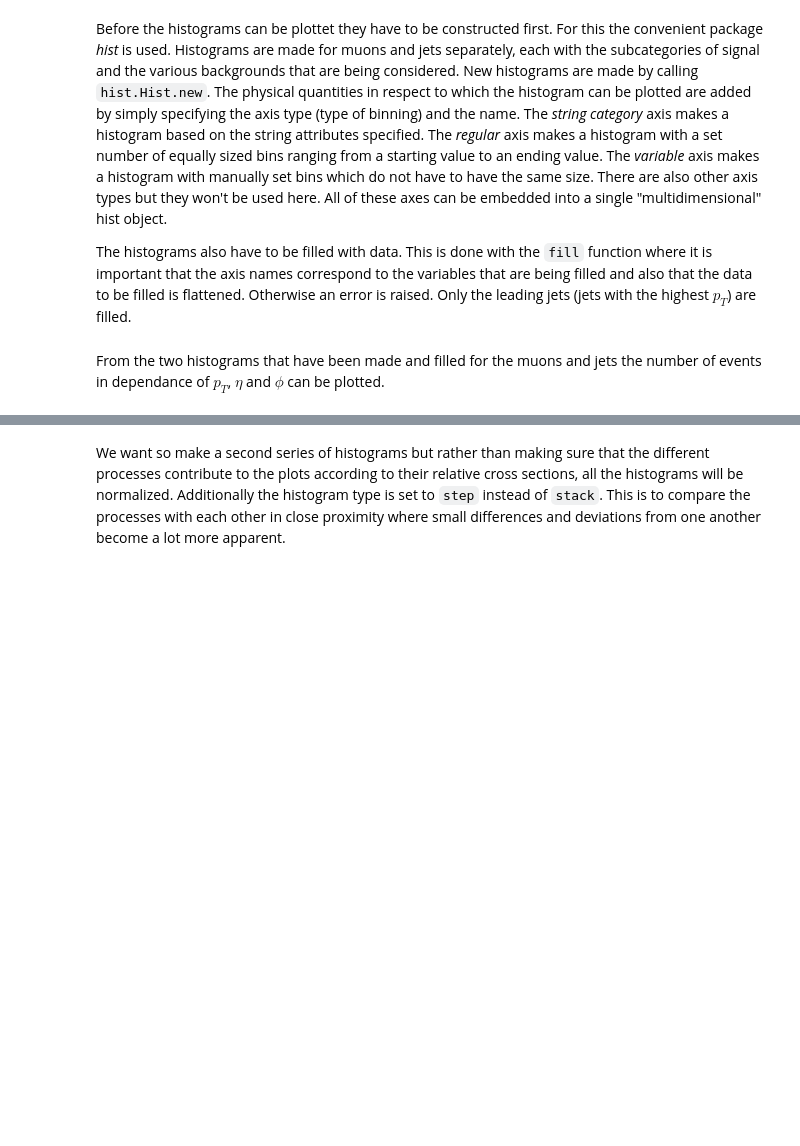
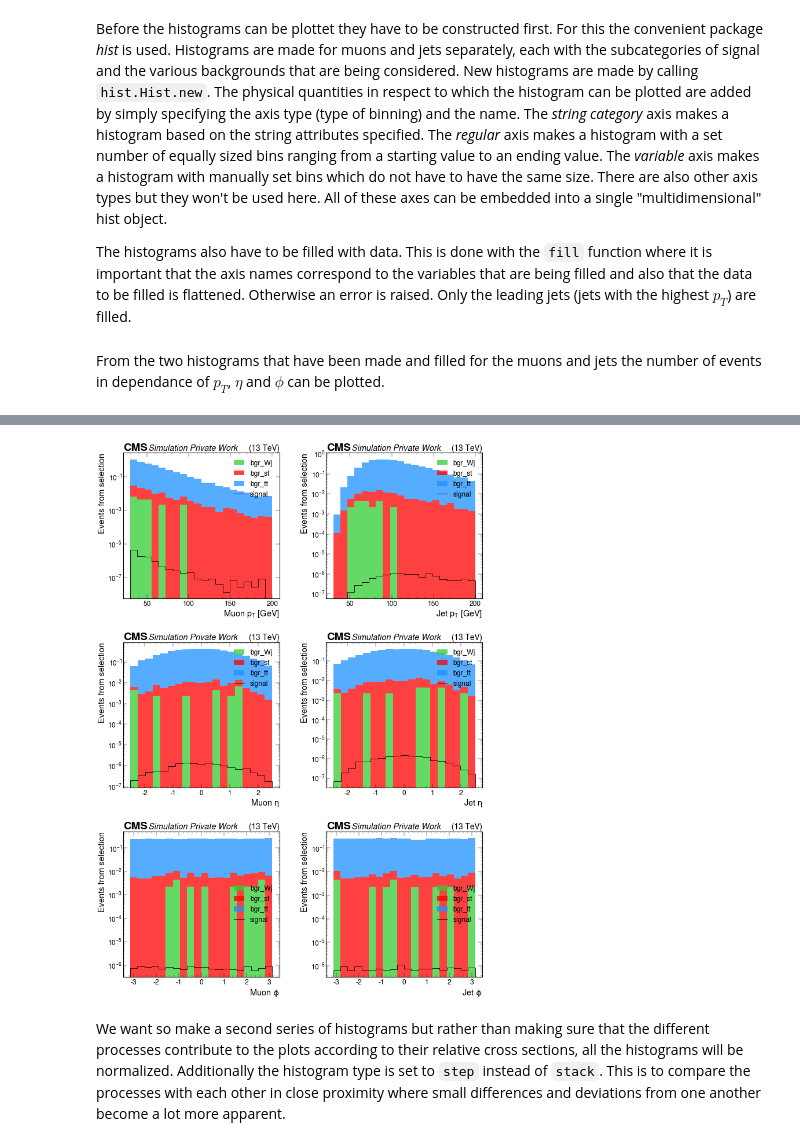
Before and after one commit to ArtMk/lhc-ml, a Jupyter notebook: 04_Event_Selection.ipynb, the cells around one changed output, grey strips where cells are left out. Drawn from its saved outputs; the diff is of its cells as text; code cells hidden in the pictures; blank space fills up the shorter version.

Commit message:
Some refinement and new plots attempted

```diff
--- a/04_Event_Selection.ipynb
+++ b/04_Event_Selection.ipynb
@@ -183,23 +185,6 @@ The cuts are performed by applying masks on the arrays, selecting only those obj
 
 The way it is implemented down below, applying the mask overwrites the event data such that the remaining data is the one of interest. Notice how the event masks are defined and applied immediately after i.e before defining the following event masks. This is due to the fact that masks have to be defined for the exact arrays they are supposed to act on. If an event mask is applied to an array which the mask was not defined on, an error will be raised. This is not an issue for object masks, since the arrays stay the "same" in terms of still featuring the event (eventhough certain objects might have been cut).
 # %%
-# create a mask that cuts objects
-def object_mask(obj, eta, pt):
-    return (np.abs(obj.eta) < eta) & (obj.pt > pt)
-
-# create mask that cuts events by requiring a certain number of lepton objects
-def number_lep_mask(event, n):
-    return (ak.num(event) == n)
-
-# create mask that cuts events by requiring a certain number of jet objects
-def number_jet_mask(event, n):
-    return (ak.num(event) >= n)
-
-# create mask that cuts events by requiring a certain number of b-jet objects
-def number_btag_mask(event, b):
-    return (ak.num(event[event.btagDeepB > btag_tight]) == b)
-
-
 # masking function
 def mask_events(event_data):
 
@@ -215,21 +200,22 @@ def mask_events(event_data):
     j_btag = 2
 
     # mask for object based cuts on the full event data
-    m_mask_obj = object_mask(event_data['Muon'], m_eta, m_pt)
-    j_mask_obj = object_mask(event_data['Jet'], j_eta, j_pt)
+
+    m_mask_obj = (np.abs(event_data['Muon'].eta) < m_eta) & (event_data['Muon'].pt > m_pt)
+    j_mask_obj = (np.abs(event_data['Jet'].eta) < j_eta) & (event_data['Jet'].pt > j_pt)
 
     # apply object based cuts on full event data and overwrite original data
     event_data['Muon'] = event_data['Muon'][m_mask_obj]
     event_data['Jet'] = event_data['Jet'][j_mask_obj]
 
     # mask for and apply event based cut on object-masked data
-    m_mask_n = number_lep_mask(event_data['Muon'], m_n)
+    m_mask_n = (ak.num(event_data['Muon']) == m_n)
     event_data = event_data[m_mask_n]
 
-    j_mask_n = number_jet_mask(event_data['Jet'], j_n)
+    j_mask_n = (ak.num(event_data['Jet']) == j_n)
     event_data = event_data[j_mask_n]
 
-    j_mask_b = number_btag_mask(event_data['Jet'], j_btag)
+    j_mask_b = (ak.num(event_data['Jet'][event_data['Jet'].btagDeepB > btag_tight]) == j_btag)
     event_data = event_data[j_mask_b]
 
     # number of events after performing cuts
@@ -293,7 +279,7 @@ Before the histograms can be plottet they have to be constructed first. For this
 The histograms also have to be filled with data. This is done with the `fill` function where it is important that the axis names correspond to the variables that are being filled and also that the data to be filled is flattened. Otherwise an error is raised. Only the leading jets (jets with the highest $p_T$) are filled.
 # %%
 # files list in order
-files_list = ['signal', 'bgr_tt', 'bgr_st', 'bgr_Wj']
+files_list = ['signal', 'bgr_Wj', 'bgr_st', 'bgr_tt', ]
 
 # object list
 objects = {"Muon": files_list, "Jet": files_list}
@@ -305,14 +291,14 @@ for i in objects:
     # construct histogram for muons and jets displaying the distribution in pt, eta and phi
     object_hist_dict[i] = (
         hist.Hist.new
-        .StrCat([objects[i][0], objects[i][3], objects[i][2], objects[i][1]], name = "process", label = "process") # histrogramm with 4 separate categories
+        .StrCat(files_list, name = "process", label = "process") # histrogramm with 4 separate categories
         .Reg(20, 30, 200, name = "pt", label = f"{i} " + "$p_{T}$ [GeV]") # histogram with regular sized bins (20 bins, starting pt 30 ending pt 100)
         .Var(np.linspace(-2.5, 2.5, 20), name = "eta", label = f"{i} " + "$\eta$") # histogram with variable sized bins (specified bins [])
         .Reg(20, -np.pi, np.pi, name = "phi", label = f"{i} " + "$\\phi$")
         .Double()
     )
 
-    for sub_cat in objects[i]:
+    for sub_cat in files_list:
 
         # fill histograms with leading jets
         object_hist_dict[i].fill(
@@ -333,2 +311,10 @@ selection_hist = [[object_hist_dict['Muon'][0, :, ::sum, ::sum], object_hist_dic
+# %%
+# construct sub histograms to be plotted
+selection_hist = {"m_pt":  object_hist_dict['Muon'][{"eta": sum, "phi": sum}], # signal, background vs pt
+                  "m_eta": object_hist_dict['Muon'][{"pt": sum, "phi": sum}],  # signal, background vs eta
+                  "m_phi": object_hist_dict['Muon'][{"pt": sum, "eta": sum}],  # signal, background vs phi
+                  "j_pt":  object_hist_dict['Jet'][{"eta": sum, "phi": sum}],  # signal, background vs pt
+                  "j_eta": object_hist_dict['Jet'][{"pt": sum, "phi": sum}],   # signal, background vs eta
+                  "j_phi": object_hist_dict['Jet'][{"pt": sum, "eta": sum}],}  # signal, background vs phi
 # %% [markdown]
 From the two histograms that have been made and filled for the muons and jets the number of events in dependance of $p_T$, $\eta$ and $\phi$ can be plotted.
@@ -395,2 +388,6 @@ plt.show()
+# %%
+plotting('')
+# %% [output]
+[figure, added]
 # %% [markdown]
 We want so make a second series of histograms but rather than making sure that the different processes contribute to the plots according to their relative cross sections, all the histograms will be normalized. Additionally the histogram type is set to `step` instead of `stack`. This is to compare the processes with each other in close proximity where small differences and deviations from one another become a lot more apparent.
```
Also changed, not shown: parts of 19 cells of this notebook.
